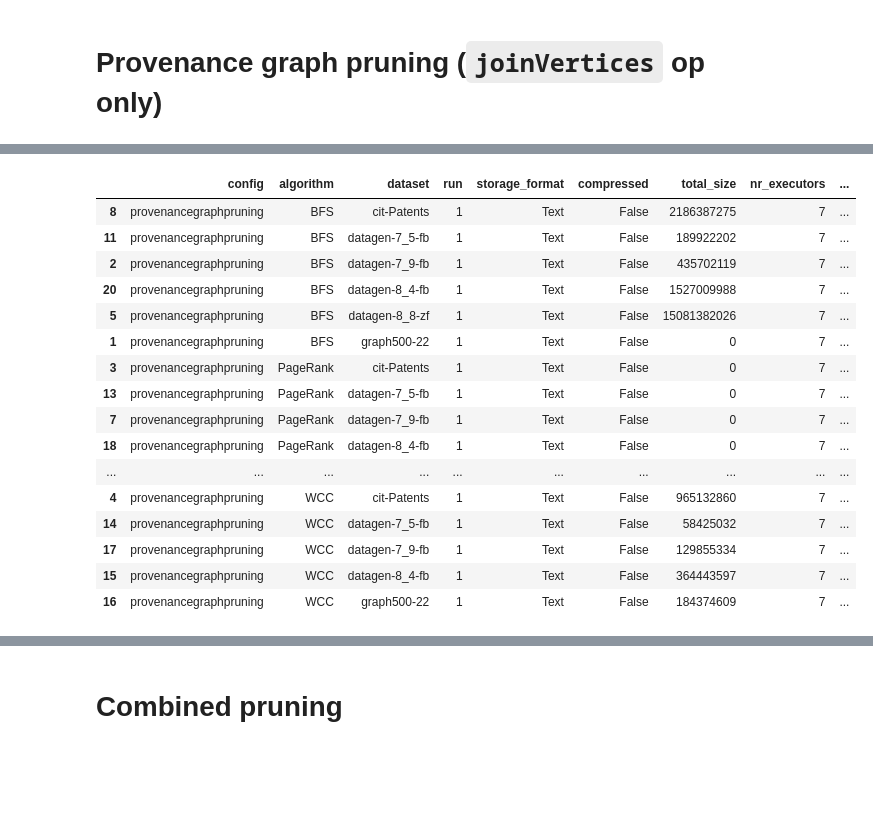
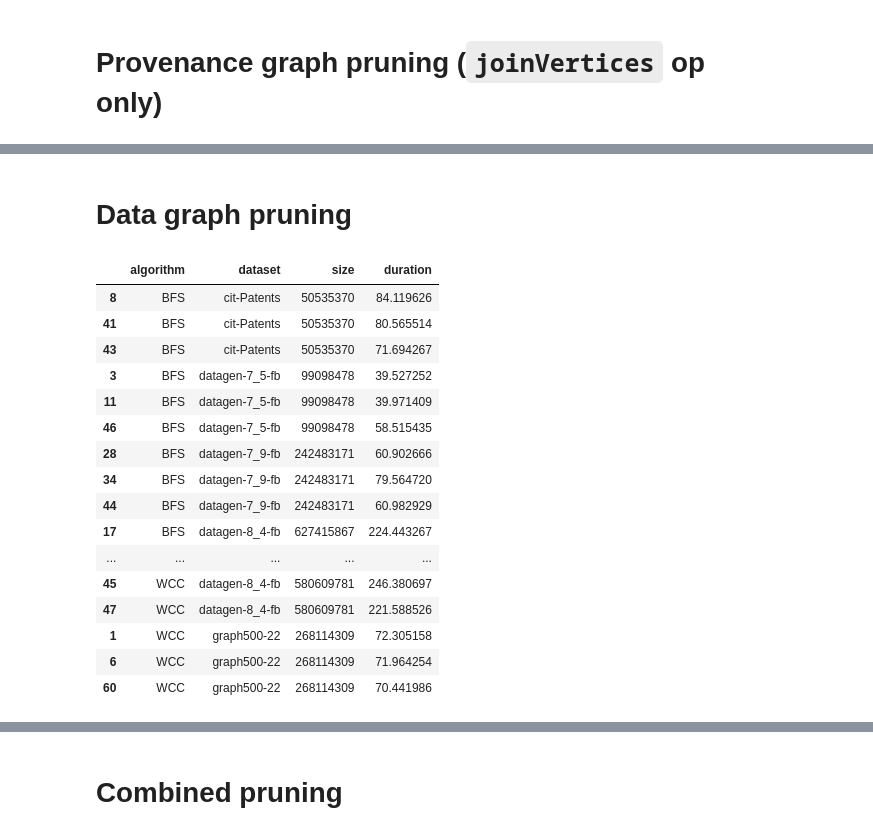
Before and after one commit to atlarge-research/provx, a Jupyter notebook: results/src/plots.ipynb, the cells around one changed output, grey strips where cells are left out. Cells and saved outputs as stored; diff of their text form; code cells hidden in the pictures; blank space fills up the shorter version.

```diff
--- a/results/src/plots.ipynb
+++ b/results/src/plots.ipynb
@@ -25,8 +23,8 @@ def experiment_ids(paths):
 def parse_experiment_output(root_folder, metric="duration"):
     input_files = sorted(root_folder.glob("experiment-*/provenance/inputs.json"))
     output_files = sorted(root_folder.glob("experiment-*/provenance/outputs.json"))
-    success = sorted(root_folder.glob("experiment-*/SUCCESS"))
-    failed = sorted(root_folder.glob("experiment-*/FAILED"))
+    # success = sorted(root_folder.glob("experiment-*/SUCCESS"))
+    # failed = sorted(root_folder.glob("experiment-*/FAILED"))
 
     successful_experiments = experiment_ids(input_files).intersection(experiment_ids(output_files))
 
@@ -585,22 +762,27 @@ plt.savefig(write_dir / "overhead.pdf", bbox_inches='tight')
+# %% [markdown]
+# Data graph pruning
 # %%
-data_dir = Path("das6") / "20240521-081524-provenancegraphpruning"
-joinVertices = parse_experiment_output(root_dir / "data" / data_dir)
-joinVertices.sort_values(by=["algorithm", "dataset", "storage_format"])
+data_dir = Path("das6") / "20240528-032640-datagraphpruning-3-runs"
+
+dg_pruning = parse_experiment_output(root_dir / "data" / data_dir)
+dg_pruning.sort_values(by=["algorithm", "dataset", "storage_format"])
+dg_pruning = dg_pruning[["algorithm", "dataset", "total_size", "duration"]].sort_values(by=["algorithm", "dataset"]).rename(columns={"total_size": "size"})
+dg_pruning
 # %% [output]
-|  | config | algorithm | dataset | run | storage_format | compressed | total_size | nr_executors | ... |
-| 8 | provenancegraphpruning | BFS | cit-Patents | 1 | Text | False | 2186387275 | 7 | ... |
-| 11 | provenancegraphpruning | BFS | datagen-7_5-fb | 1 | Text | False | 189922202 | 7 | ... |
-| 2 | provenancegraphpruning | BFS | datagen-7_9-fb | 1 | Text | False | 435702119 | 7 | ... |
-| 20 | provenancegraphpruning | BFS | datagen-8_4-fb | 1 | Text | False | 1527009988 | 7 | ... |
-| 5 | provenancegraphpruning | BFS | datagen-8_8-zf | 1 | Text | False | 15081382026 | 7 | ... |
-| 1 | provenancegraphpruning | BFS | graph500-22 | 1 | Text | False | 0 | 7 | ... |
-| 3 | provenancegraphpruning | PageRank | cit-Patents | 1 | Text | False | 0 | 7 | ... |
-| 13 | provenancegraphpruning | PageRank | datagen-7_5-fb | 1 | Text | False | 0 | 7 | ... |
-| 7 | provenancegraphpruning | PageRank | datagen-7_9-fb | 1 | Text | False | 0 | 7 | ... |
-| 18 | provenancegraphpruning | PageRank | datagen-8_4-fb | 1 | Text | False | 0 | 7 | ... |
-| ... | ... | ... | ... | ... | ... | ... | ... | ... | ... |
-| 4 | provenancegraphpruning | WCC | cit-Patents | 1 | Text | False | 965132860 | 7 | ... |
-| 14 | provenancegraphpruning | WCC | datagen-7_5-fb | 1 | Text | False | 58425032 | 7 | ... |
-| 17 | provenancegraphpruning | WCC | datagen-7_9-fb | 1 | Text | False | 129855334 | 7 | ... |
-| 15 | provenancegraphpruning | WCC | datagen-8_4-fb | 1 | Text | False | 364443597 | 7 | ... |
-| 16 | provenancegraphpruning | WCC | graph500-22 | 1 | Text | False | 184374609 | 7 | ... |
+|  | algorithm | dataset | size | duration |
+| 8 | BFS | cit-Patents | 50535370 | 84.119626 |
+| 41 | BFS | cit-Patents | 50535370 | 80.565514 |
+| 43 | BFS | cit-Patents | 50535370 | 71.694267 |
+| 3 | BFS | datagen-7_5-fb | 99098478 | 39.527252 |
+| 11 | BFS | datagen-7_5-fb | 99098478 | 39.971409 |
+| 46 | BFS | datagen-7_5-fb | 99098478 | 58.515435 |
+| 28 | BFS | datagen-7_9-fb | 242483171 | 60.902666 |
+| 34 | BFS | datagen-7_9-fb | 242483171 | 79.564720 |
+| 44 | BFS | datagen-7_9-fb | 242483171 | 60.982929 |
+| 17 | BFS | datagen-8_4-fb | 627415867 | 224.443267 |
+| ... | ... | ... | ... | ... |
+| 45 | WCC | datagen-8_4-fb | 580609781 | 246.380697 |
+| 47 | WCC | datagen-8_4-fb | 580609781 | 221.588526 |
+| 1 | WCC | graph500-22 | 268114309 | 72.305158 |
+| 6 | WCC | graph500-22 | 268114309 | 71.964254 |
+| 60 | WCC | graph500-22 | 268114309 | 70.441986 |
```
Also changed, not shown: parts of 106 cells of this notebook, 52 other files.
